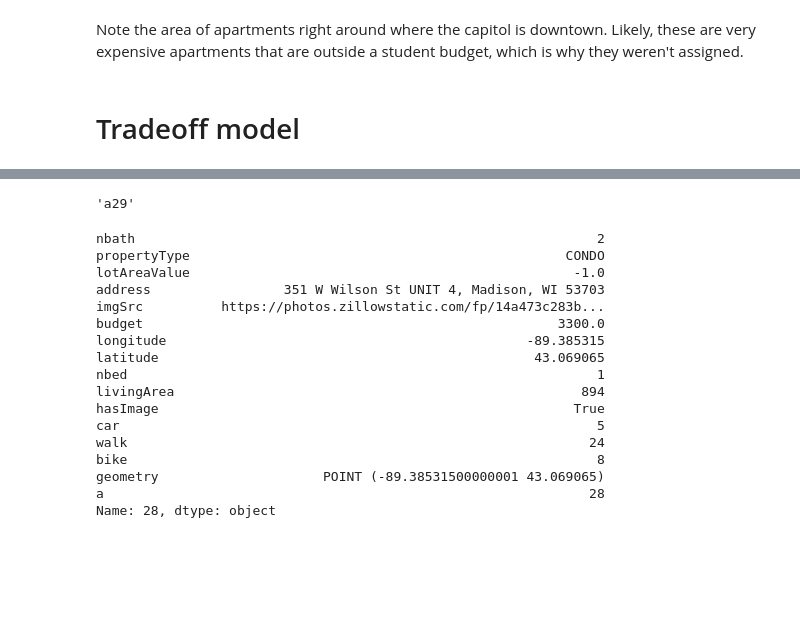
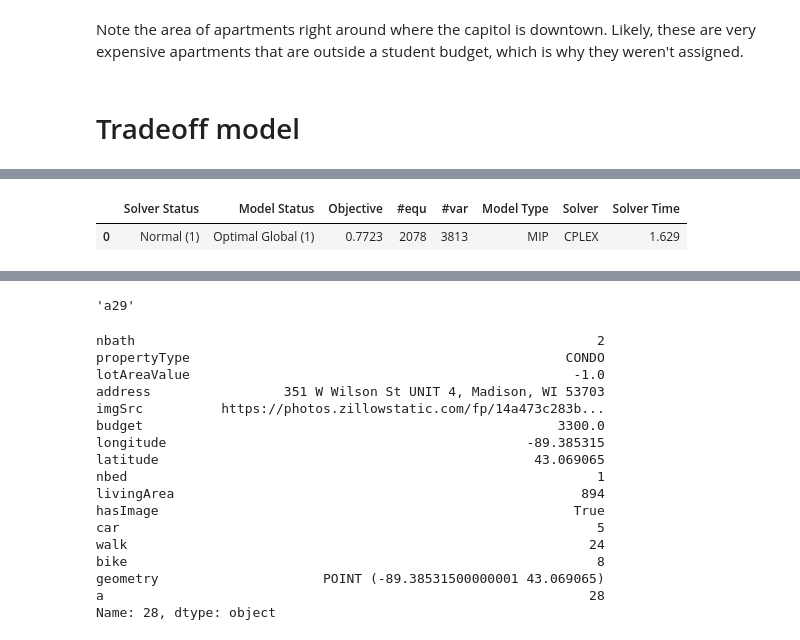
Before and after one commit to soCromp/apartment-optimization, a Jupyter notebook: apartments_1pm.ipynb, the cells around one changed output, grey strips where cells are left out. Drawn from its saved outputs; the diff is of its cells as text; code cells hidden in the pictures; blank space fills up the shorter version.

```diff
--- a/apartments_1pm.ipynb
+++ b/apartments_1pm.ipynb
@@ -682,0 +587,76 @@ bl(r,a) = b.l(r,a);
+# %%
+%%gams
+alias(r2,r);
+alias(cr2,cr);
+scalars
+        lambda "priority between minimizing average dissatisfaction and max dissatisfaction" /0.4/,
+        infty "stand-in for infinity in equations" /1e5/;
+
+free variables
+        avgdis "total dissatisfication",
+        maxdis "dissatisfaction of most dissatisfied resident",
+        cdis "combined dissatisfaction from average dissatisfaction and the most dissatisfied resident";
+
+positive variables disAON(r) "dissatisfaction all or nothing - equals dis(r) if r is most dissatisfied resident and 0 otherwise";
+
+binary variables
+        isMax(r) "is the resident who is most dissatisfied",
+        isntMax(r) "isnt the resident who is most dissatisfied",
+        worse(r,r2) "only able to be 1 if r is at least as dissatisfied as r2",
+        better(r, r2) "must be 1 if r is less dissatisfied (=more satisfied) than r2";
+
+equations
+        calcavgdis "average dissatisfaction",
+        calcmaxdis "dissatisfaction of most dissatisfied resident",
+        findbetter(r,r2) "determine if r is happier than r2",
+        findworse(r, r2) "if r is less happy from r2",
+        calcIsntmax(r) "determine if r can potentially be the most dissatisfied resident",
+        calcIsmax(r) "determine if r will be selected as most dissatisfied",
+        mostdissed "choose only one resident as the most dissatisfied",
+        disaon_lolim1(r) "disAON is 0 if r isnt most dissatisfied",
+        disaon_lolim2(r) "disAON isnt greater than dis(r)",
+        disaon_hilim(r) "disAON is dis(r) if r is most dissatisfied",
+#####################################
+# add new obj
+        traobj "objective for tradeoff model";
+#####################################
+
+findbetter(cr, cr2)..
+better(cr, cr2) =g= (rdis(cr2) - rdis(cr)) / infty;
+
+findworse(cr, cr2)..
+worse(cr, cr2) + better(cr, cr2) =e= 1;
+
+calcIsntmax(cr)..
+isntMax(cr) =g= 1/num_res * (-sum(cr2, worse(cr,cr2) ) + card(cr));
+
+calcIsmax(cr)..
+isMax(cr) + isntMax(cr) =e= 1;
+
+mostdissed..
+sum(cr, isMax(cr)) =e= 1;
+
+disaon_lolim1(cr)..
+disAON(cr) =l= infty * isMax(cr);
+
+disaon_lolim2(cr)..
+0 =l= rdis(cr) - disAON(cr);
+
+disaon_hilim(cr)..
+rdis(cr) - disAON(cr) =l= infty * (1-isMax(cr));
+
+calcavgdis..
+avgdis =e= (1/card(cr)) * sum(cr, rdis(cr));
+
+calcmaxdis..
+maxdis =e= sum(cr, disAON(cr));
+
+traobj..
+cdis =e= lambda*avgdis + (1-lambda)*maxdis;
+
+# newobj here
+model tra_model /traobj+calcdis+bound_1+bound_2+bound_3+findbetter+findworse+calcIsntmax+calcIsmax+mostdissed+disaon_lolim1+disaon_lolim2+disaon_hilim+calcavgdis+calcmaxdis/;
+solve tra_model using mip min cdis;
+# %% [output]
+|  | Solver Status | Model Status | Objective | #equ | #var | Model Type | Solver | Solver Time |
+| 0 | Normal (1) | Optimal Global (1) | 0.7723 | 2078 | 3813 | MIP | CPLEX | 1.629 |
```
Also changed, not shown: parts of 78 cells of this notebook.
